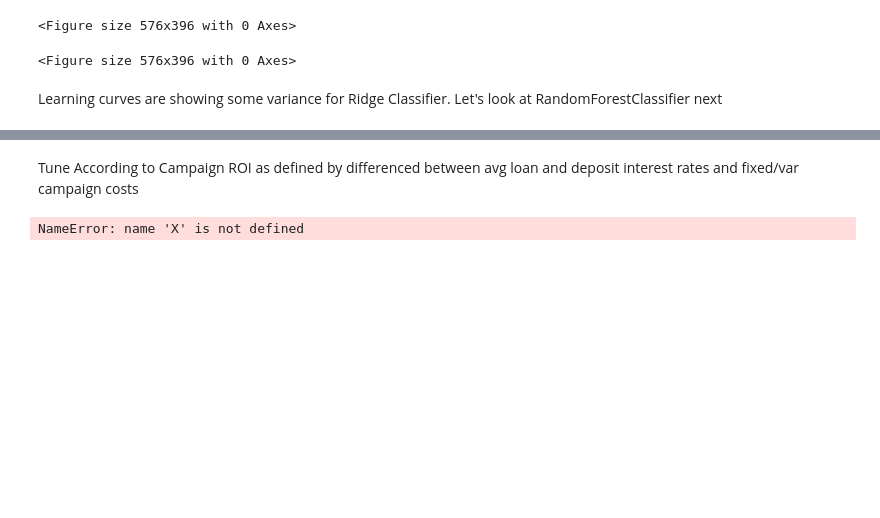
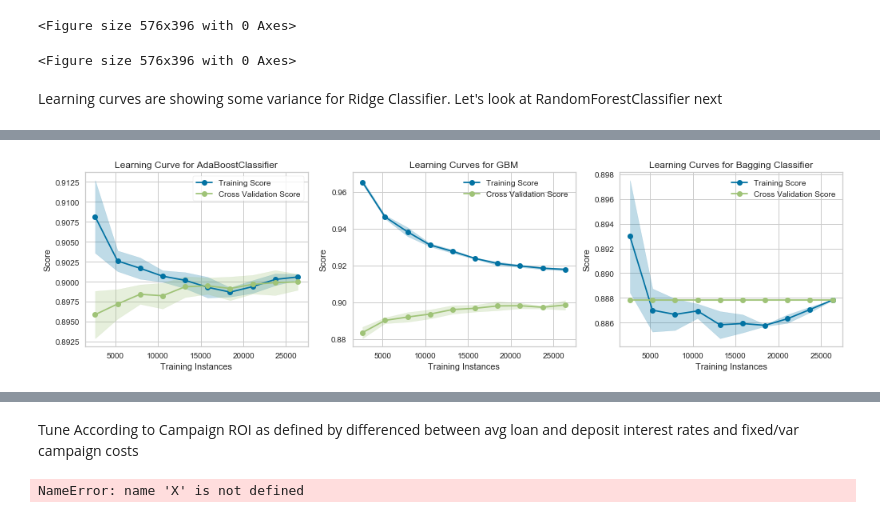
Before and after one commit to pdefusco/Python, a Jupyter notebook: machine_learning_projects/marketing_campaign_new/campaign_roi_model_BATCH.ipynb, the cells around one changed output, grey strips where cells are left out. Drawn from its saved outputs; the diff is of its cells as text; code cells hidden in the pictures; blank space fills up the shorter version.

```diff
--- a/machine_learning_projects/marketing_campaign_new/campaign_roi_model_BATCH.ipynb
+++ b/machine_learning_projects/marketing_campaign_new/campaign_roi_model_BATCH.ipynb
@@ -590,0 +340,31 @@ Compare train test split with stratification
+# %%
+fig, axes = plt.subplots(nrows=1, ncols=3, figsize=(17,4))
+
+viz_lc_ada = LearningCurve(
+    pipe_ada, train_sizes = np.linspace(0.1, 1.0, 10), cv=cv, ax=axes[0]
+)
+# Fit and poof the visualizer
+viz_lc_ada.fit(X_train, y_train)
+
+viz_lc_gbm = LearningCurve(
+    pipe_gbm, train_sizes = np.linspace(0.1, 1.0, 10), cv=cv, ax=axes[1]
+)
+# Fit and poof the visualizer
+viz_lc_gbm.fit(X_train, y_train)
+
+viz_lc_bg = LearningCurve(
+    pipe_bg, train_sizes = np.linspace(0.1, 1.0, 10), cv=cv, ax=axes[2]
+)
+# Fit and poof the visualizer
+viz_lc_bg.fit(X_train, y_train)
+
+axes[1].set(title='Learning Curves for GBM', xlabel='Training Instances', ylabel='Score')
+axes[2].set(title='Learning Curves for Bagging Classifier', xlabel='Training Instances', ylabel='Score')
+axes[1].legend().set_visible(True)
+axes[2].legend().set_visible(True)
+
+viz_lc_ada.poof()
+viz_lc_gbm.poof()
+viz_lc_bg.poof()
+# %% [output]
+[figure, added]
```
Also changed, not shown: parts of 70 cells of this notebook, 8 other files.
